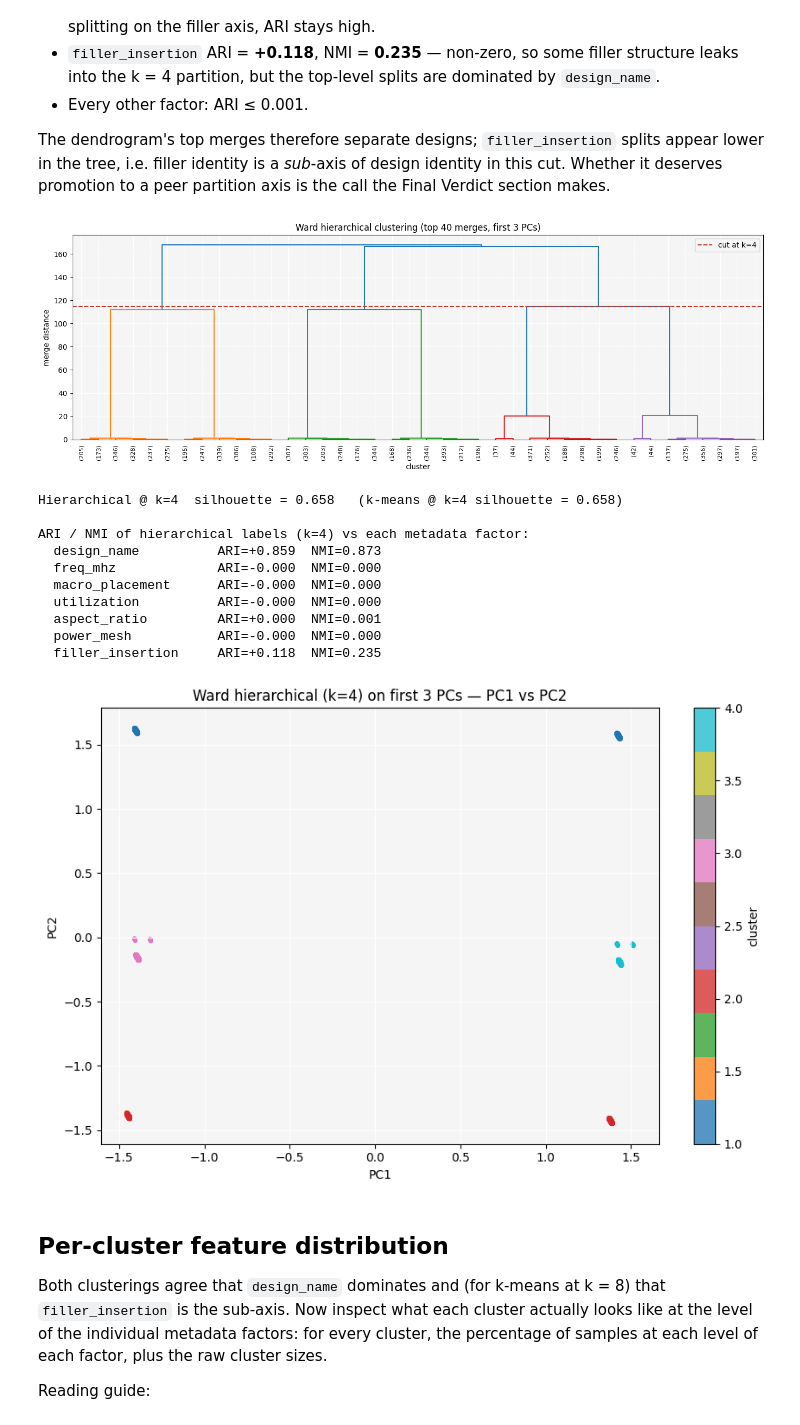
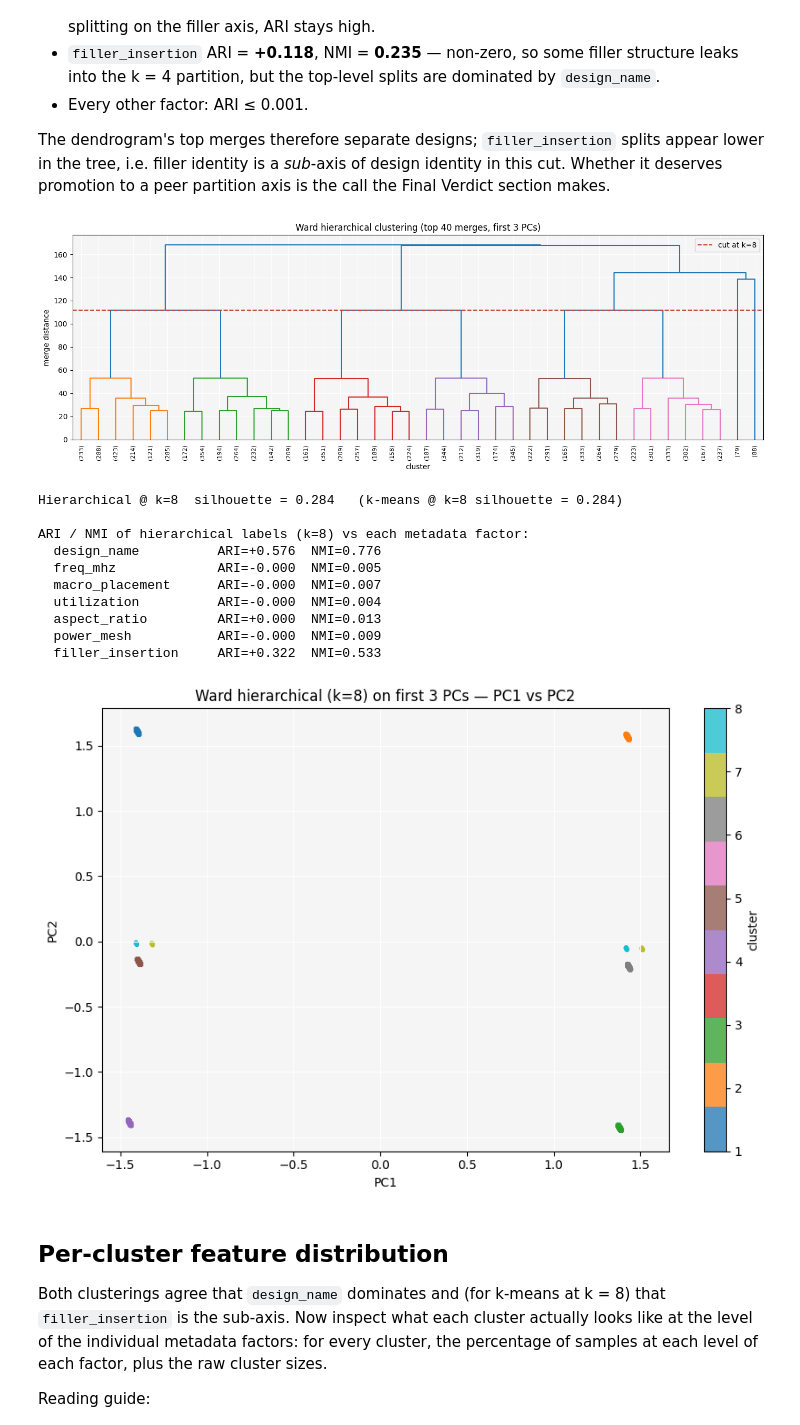
Before and after one commit to beppSpedicato/CircuitNet, a Jupyter notebook: dataset_description_and_partitioning/feature_axis_validation_N14.ipynb, the cells around one changed output. Saved outputs shown, nothing was run; the diff lists cells and outputs as text; code cells hidden in the pictures.

```diff
--- a/dataset_description_and_partitioning/feature_axis_validation_N14.ipynb
+++ b/dataset_description_and_partitioning/feature_axis_validation_N14.ipynb
@@ -523,0 +495,22 @@ ARI / NMI of k-means labels (k=5) vs each metadata factor:
+# %%
+km = KMeans(n_clusters=k_design, n_init=10, random_state=SEED)
+lab_km = km.fit_predict(Z3)
+print(f'\nARI / NMI of k-means labels (k={k_design}) vs each metadata factor:')
+for f in FACTOR_COLS:
+    if df_full[f].nunique() < 2:
+        continue
+    y = df_full[f].astype(str).to_numpy()
+    ari = adjusted_rand_score(y, lab_km)
+    nmi = normalized_mutual_info_score(y, lab_km)
+    print(f'  {f:20s} ARI={ari:+.3f}  NMI={nmi:.3f}')
+
+
+fig, ax = plt.subplots(figsize=(9, 6))
+sc_ = ax.scatter(Z3[:, 0], Z3[:, 1], c=lab_km, cmap='tab10',
+                 s=12, alpha=0.75, edgecolor='none')
+ax.set_title(f'K-means (k={k_design}) on first 3 PCs — PC1 vs PC2')
+ax.set_xlabel('PC1')
+ax.set_ylabel('PC2')
+plt.colorbar(sc_, ax=ax, label='cluster')
+plt.tight_layout()
+plt.show()
@@ -549,8 +552,6 @@ splits appear lower in the tree, i.e. filler identity is a *sub*-axis of
 design identity in this cut. Whether it deserves promotion to a peer
 partition axis is the call the Final Verdict section makes.
 # %%
-from scipy.cluster.hierarchy import linkage, dendrogram, fcluster
-k_design = 4
 Z_link = linkage(Z3, method='ward')
 
 fig, ax = plt.subplots(figsize=(14, 5))
@@ -560,45 +561,45 @@ dendrogram(Z_link, truncate_mode='lastp', p=40,
 ax.axhline(Z_link[-(k_design - 1), 2], ls='--', color='#c0392b',
            label=f'cut at k={k_design}')
 ax.set_title(f'Ward hierarchical clustering (top 40 merges, first 3 PCs)')
 ax.set_xlabel('cluster'); ax.set_ylabel('merge distance')
 ax.legend()
 plt.tight_layout(); plt.show()
 
 lab_hier = fcluster(Z_link, t=k_design, criterion='maxclust')
 sil_hier = silhouette_score(Z3, lab_hier)
 print(f'Hierarchical @ k={k_design}  silhouette = {sil_hier:.3f}   '
       f'(k-means @ k={k_design} silhouette = {sil[ks.index(k_design)]:.3f})')
 
 print(f'\nARI / NMI of hierarchical labels (k={k_design}) vs each metadata factor:')
 for f in FACTOR_COLS:
     if df_full[f].nunique() < 2:
         continue
     y = df_full[f].astype(str).to_numpy()
     ari = adjusted_rand_score(y, lab_hier)
     nmi = normalized_mutual_info_score(y, lab_hier)
     print(f'  {f:20s} ARI={ari:+.3f}  NMI={nmi:.3f}')
 
 fig, ax = plt.subplots(figsize=(9, 6))
 sc_ = ax.scatter(Z3[:, 0], Z3[:, 1], c=lab_hier, cmap='tab10',
                  s=12, alpha=0.75, edgecolor='none')
 ax.set_title(f'Ward hierarchical (k={k_design}) on first 3 PCs — PC1 vs PC2')
 ax.set_xlabel('PC1'); ax.set_ylabel('PC2')
 plt.colorbar(sc_, ax=ax, label='cluster')
 plt.tight_layout()
 plt.show()
 # %% [output]
-[figure, old version]
+[figure, new version]
-Hierarchical @ k=4  silhouette = 0.658   (k-means @ k=4 silhouette = 0.658)
+Hierarchical @ k=8  silhouette = 0.284   (k-means @ k=8 silhouette = 0.284)
 
-ARI / NMI of hierarchical labels (k=4) vs each metadata factor:
-  design_name          ARI=+0.859  NMI=0.873
-  freq_mhz             ARI=-0.000  NMI=0.000
-  macro_placement      ARI=-0.000  NMI=0.000
-  utilization          ARI=-0.000  NMI=0.000
-  aspect_ratio         ARI=+0.000  NMI=0.001
-  power_mesh           ARI=-0.000  NMI=0.000
-  filler_insertion     ARI=+0.118  NMI=0.235
+ARI / NMI of hierarchical labels (k=8) vs each metadata factor:
+  design_name          ARI=+0.576  NMI=0.776
+  freq_mhz             ARI=-0.000  NMI=0.005
+  macro_placement      ARI=-0.000  NMI=0.007
+  utilization          ARI=-0.000  NMI=0.004
+  aspect_ratio         ARI=+0.000  NMI=0.013
+  power_mesh           ARI=-0.000  NMI=0.009
+  filler_insertion     ARI=+0.322  NMI=0.533
-[figure, old version]
+[figure, new version]
 # %% [markdown]
 ## Per-cluster feature distribution
 
```
Also changed, not shown: parts of 6 cells of this notebook.
